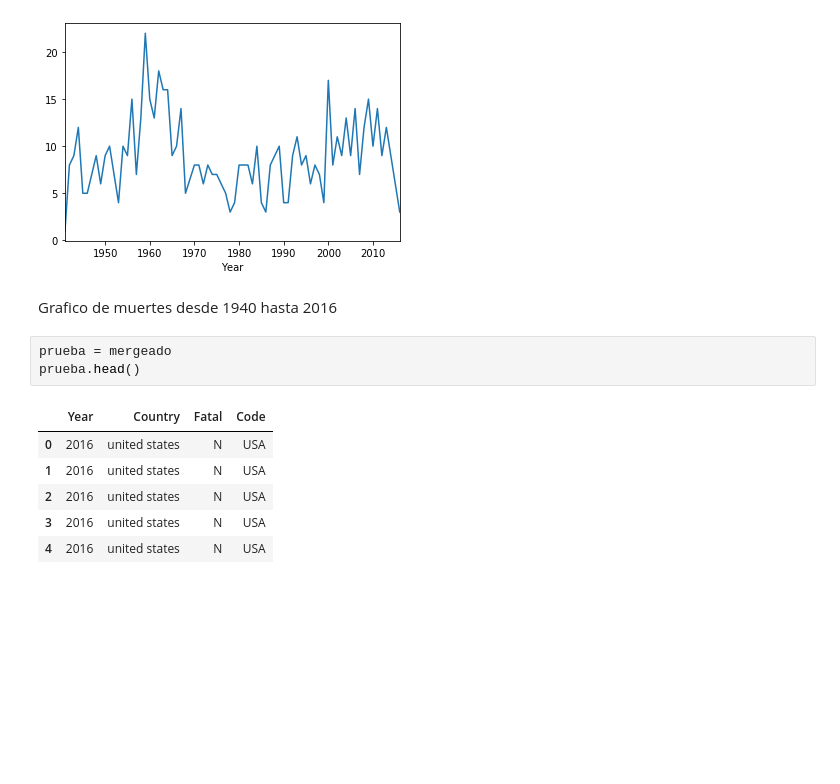
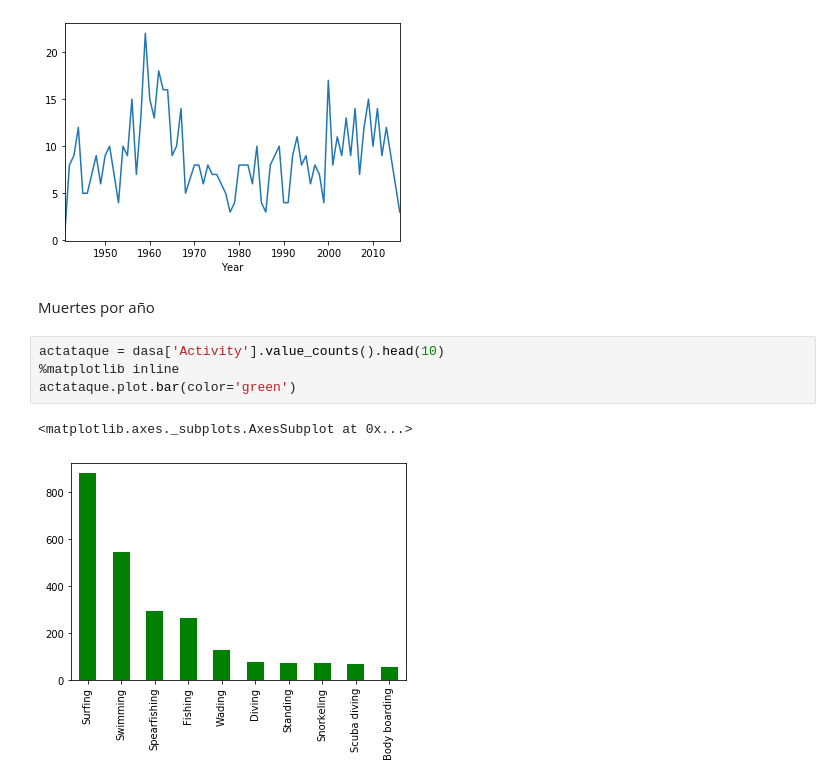
Before and after one commit to ironhack-datalabs/datamad0619, a Jupyter notebook: module-1/pandas-project/your-code/data-wrangling.ipynb, the cells around one changed output. Drawn from its saved outputs; the diff is of its cells as text; blank space fills up the shorter version.

```diff
--- a/module-1/pandas-project/your-code/data-wrangling.ipynb
+++ b/module-1/pandas-project/your-code/data-wrangling.ipynb
@@ -118,15 +197,12 @@ mergeado[mergeado["Fatal"]=="Y"].groupby(["Year"]).count()['Fatal'].plot()
 # %% [output]
 <matplotlib.axes._subplots.AxesSubplot at 0x...>
 [figure]
-# %% [markdown]
-Grafico de muertes desde 1940 hasta 2016
-# %%
-prueba = mergeado
-prueba.head()
-# %% [output]
-|  | Year | Country | Fatal | Code |
-| 0 | 2016 | united states | N | USA |
-| 1 | 2016 | united states | N | USA |
-| 2 | 2016 | united states | N | USA |
-| 3 | 2016 | united states | N | USA |
-| 4 | 2016 | united states | N | USA |
+# %% [markdown]
+Muertes por año
+# %%
+actataque = dasa['Activity'].value_counts().head(10)
+%matplotlib inline
+actataque.plot.bar(color='green')
+# %% [output]
+<matplotlib.axes._subplots.AxesSubplot at 0x...>
+[figure, added]
```
Also changed, not shown: parts of 41 cells of this notebook, 2 other files.
